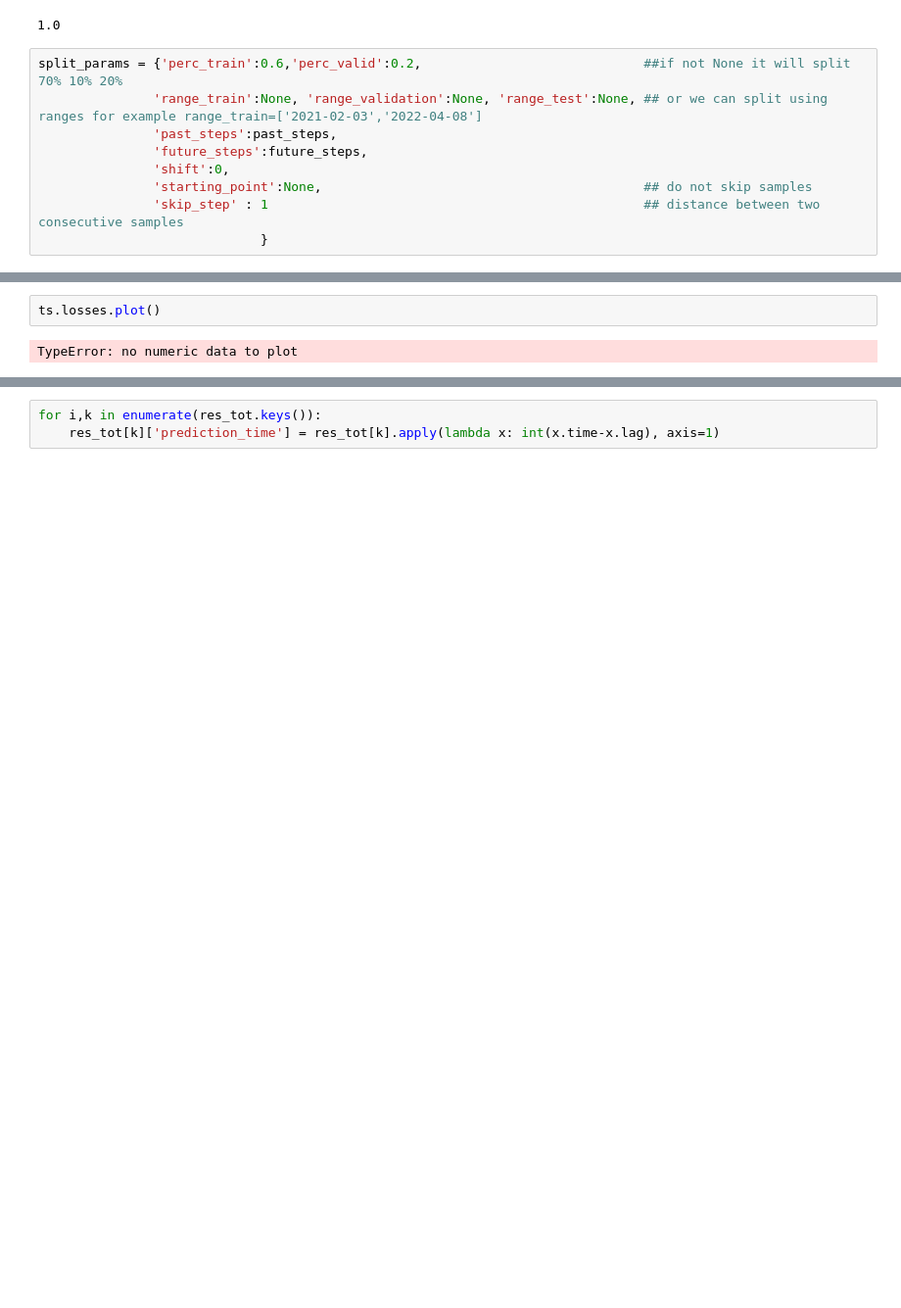
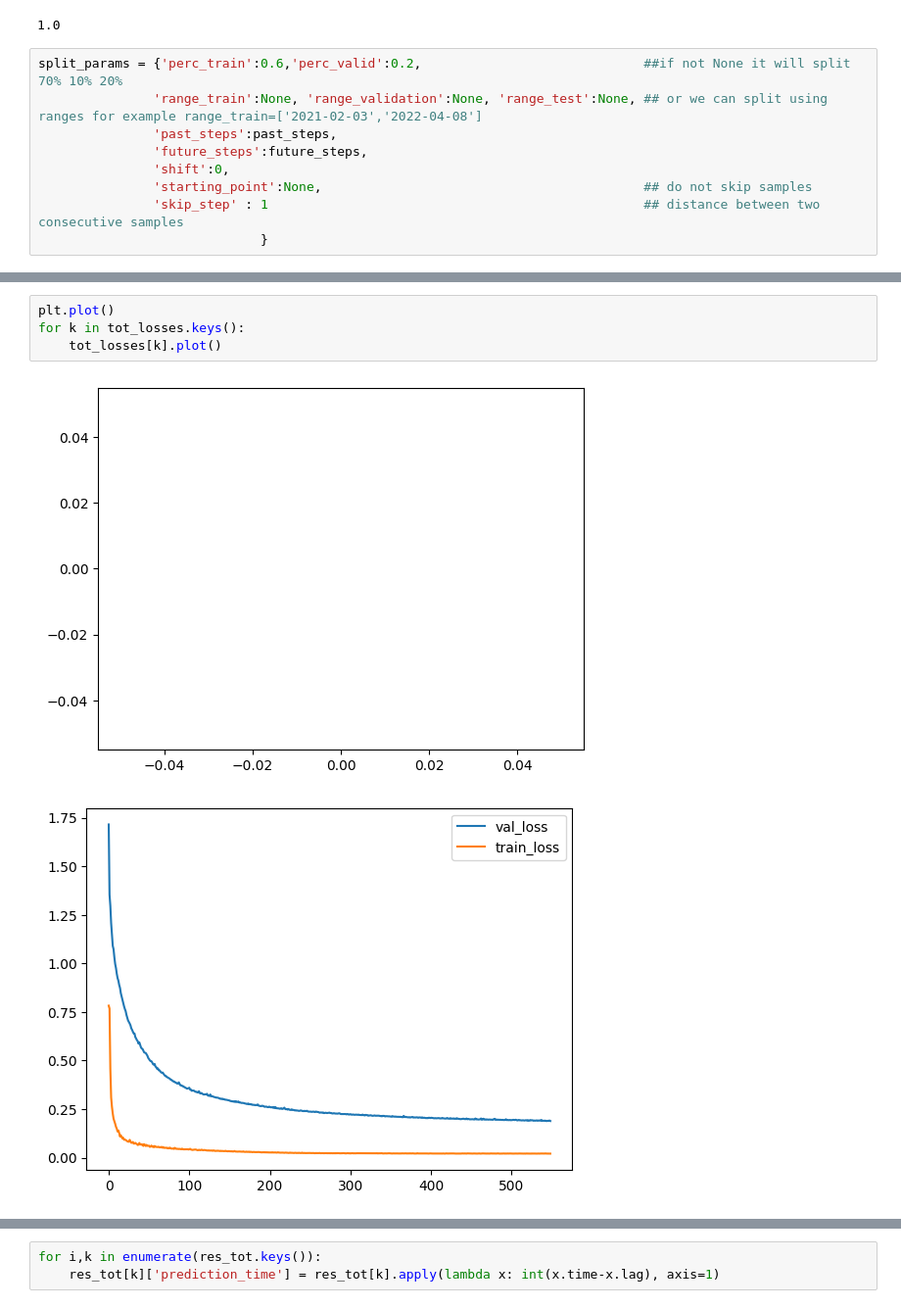
Before and after one commit to DSIP-FBK/DSIPTS, a Jupyter notebook: notebooks/6- non_predictable-conv2.ipynb, the cells around one changed output, grey strips where cells are left out. Shown at 98% size. Drawn from its saved outputs; the diff is of its cells as text; blank space fills up the shorter version.

```diff
--- a/notebooks/6- non_predictable-conv2.ipynb
+++ b/notebooks/6- non_predictable-conv2.ipynb
@@ -144,4 +145,7 @@ Epoch 36, global step 6882: 'val_loss' was not in top 1
 # %%
-ts.losses.plot()
+plt.plot()
+for k in tot_losses.keys():
+    tot_losses[k].plot()
 # %% [output]
-TypeError: no numeric data to plot
+[figure, added]
+[figure, added]
```
Also changed, not shown: parts of 7 cells of this notebook.
